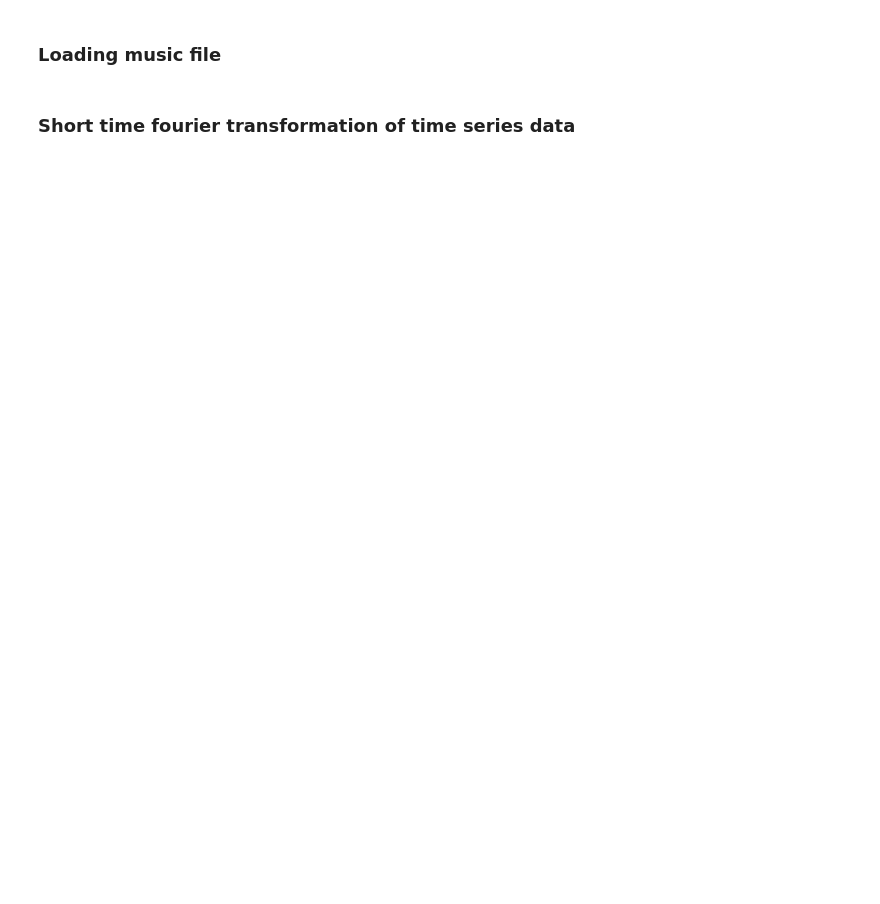
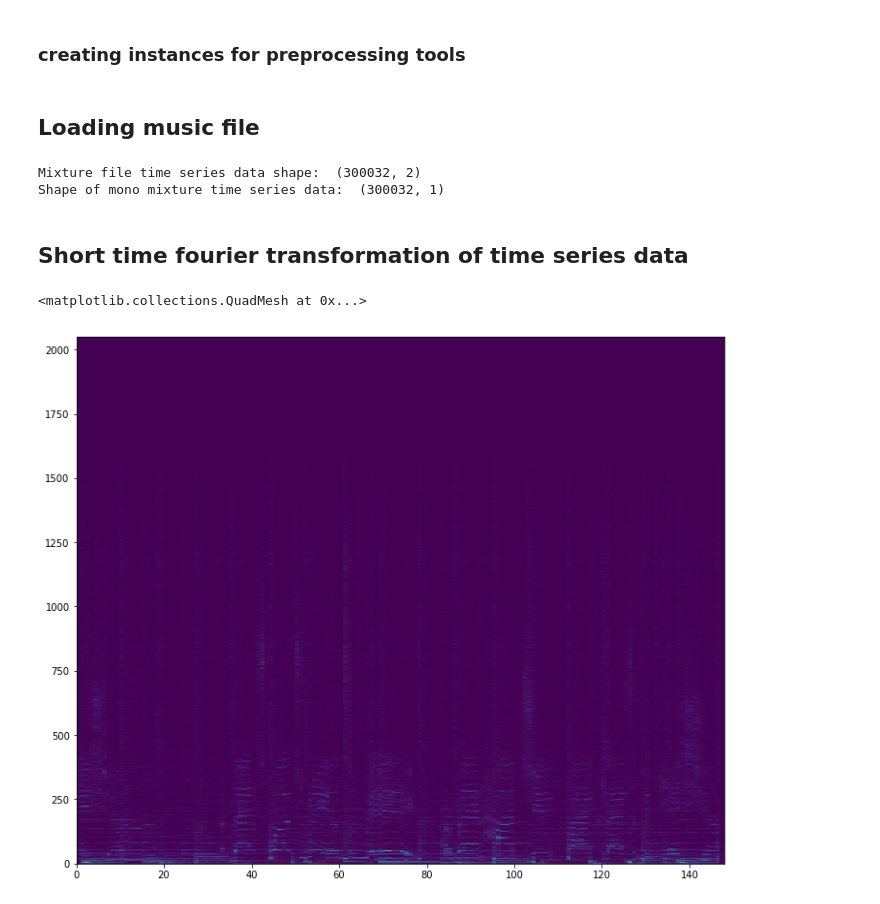
Before and after one commit to NotVinay/karaokey, a Jupyter notebook: interactive_notebooks/predict_using_model.ipynb, the cells around one changed output. Saved outputs shown, nothing was run; the diff lists cells and outputs as text; code cells hidden in the pictures; blank space fills up the shorter version.

```diff
--- a/interactive_notebooks/predict_using_model.ipynb
+++ b/interactive_notebooks/predict_using_model.ipynb
@@ -19,3 +16,5 @@ from train.model import LSTM_Model
+# %% [markdown]
+### creating instances for preprocessing tools
 # %%
 # transformation object
 transform = STFT(sr=DATASET_CONFIG.SR,
@@ -25,18 +24,26 @@ transform = STFT(sr=DATASET_CONFIG.SR,
 # Scaler object
 scaler = Scaler()
 # %% [markdown]
-### Loading music file
+## Loading music file
 # %%
+track_path = r"../samples/Al James - Schoolboy Facination/mixture.wav"
 # time series data of mixture
-data, sr = read(track_dir, stereo=True)
+data, sr = sp.read(track_path, stereo=True)
 print("Mixture file time series data shape: ", data.shape)
 
-data_mix = to_mono(data)
+data_mix = sp.to_mono(data)
 print("Shape of mono mixture time series data: ", data_mix.shape)
+# %% [output]
+Mixture file time series data shape:  (300032, 2)
+Shape of mono mixture time series data:  (300032, 1)
 # %% [markdown]
-### Short time fourier transformation of time series data
+## Short time fourier transformation of time series data
 # %%
 x_tf = transform.stft(data_mix.T)
 # get spectrogram of STFT i.e., |Xi|
 x_mix_stft = np.abs(x_tf)
-print(x_mix_stft.shape)
+f, axes = plot.subplots(1, figsize=(12, 10))
+axes.pcolormesh(x_mix_stft[..., 0].T)
+# %% [output]
+<matplotlib.collections.QuadMesh at 0x...>
+[figure, added]
```
Also changed, not shown: parts of 9 cells of this notebook, 23 other files.
